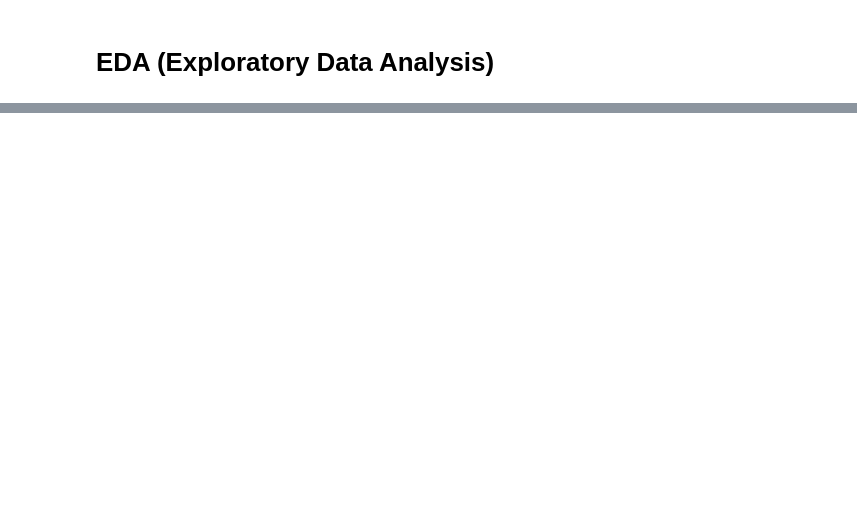
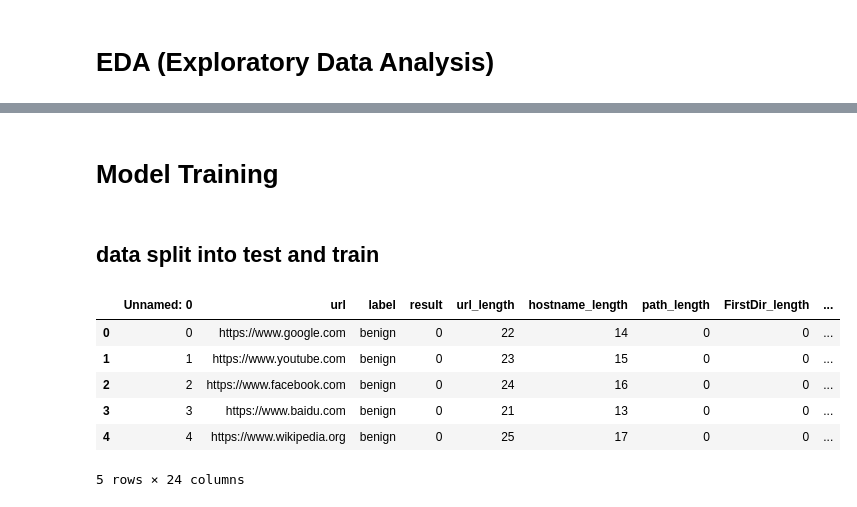
Before and after one commit to abhinsh/PhishingDetection, a Jupyter notebook: abhi_phishing.ipynb, the cells around one changed output, grey strips where cells are left out. Saved outputs shown, nothing was run; the diff lists cells and outputs as text; code cells hidden in the pictures; blank space fills up the shorter version.

```diff
--- a/abhi_phishing.ipynb
+++ b/abhi_phishing.ipynb
@@ -325,2 +322,19 @@ sns.heatmap(corrmat, square=True, annot = True, annot_kws={'size':10})
 # %%
 #2
+# %% [markdown]
+# Model Training
+# %% [markdown]
+## data split into test and train
+# %%
+# first lets asign a new data frame for ML purpose
+df_ml=pd.read_csv('URL_phase1.csv')
+# %%
+df_ml.head()
+# %% [output]
+|  | Unnamed: 0 | url | label | result | url_length | hostname_length | path_length | FirstDir_length | ... |
+| 0 | 0 | https://www.google.com | benign | 0 | 22 | 14 | 0 | 0 | ... |
+| 1 | 1 | https://www.youtube.com | benign | 0 | 23 | 15 | 0 | 0 | ... |
+| 2 | 2 | https://www.facebook.com | benign | 0 | 24 | 16 | 0 | 0 | ... |
+| 3 | 3 | https://www.baidu.com | benign | 0 | 21 | 13 | 0 | 0 | ... |
+| 4 | 4 | https://www.wikipedia.org | benign | 0 | 25 | 17 | 0 | 0 | ... |
+5 rows × 24 columns
```
Also changed, not shown: parts of 15 cells of this notebook.
